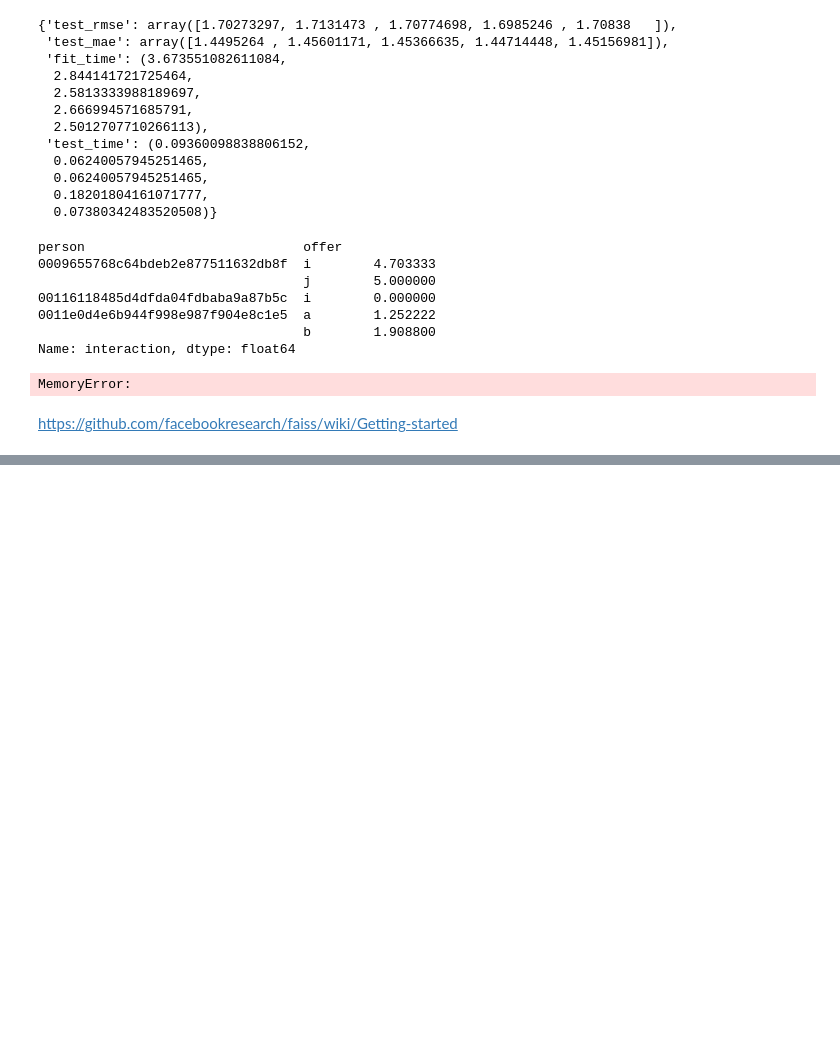
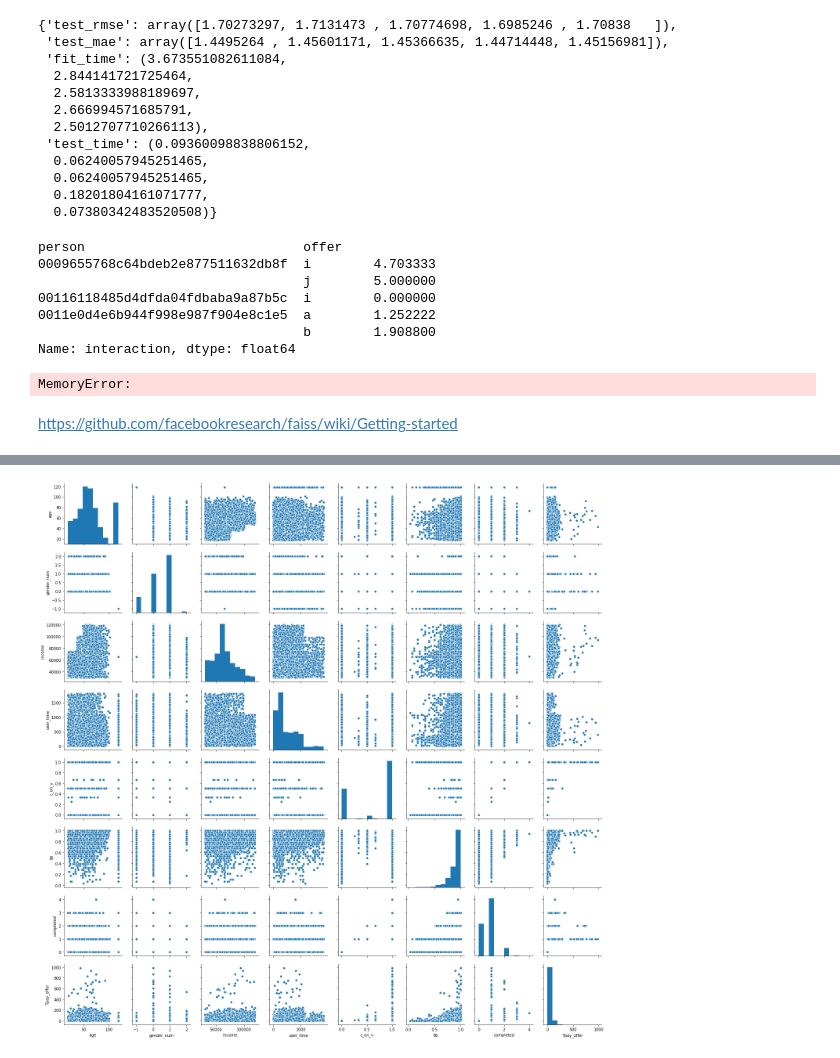
Before and after one commit to marco-bellini/Starbucks_capstone, a Jupyter notebook: 06_lightfm.ipynb, the cells around one changed output, grey strips where cells are left out. Drawn from its saved outputs; the diff is of its cells as text; code cells hidden in the pictures; blank space fills up the shorter version.

```diff
--- a/06_lightfm.ipynb
+++ b/06_lightfm.ipynb
@@ -871,0 +934,4 @@ plt.plot(X_embedded[:,0],X_embedded[:,1],'o',alpha=0.2)
+# %%
+sns.pairplot(pc,vars=['age','gender_num','income','user_time','c_on_v','dp','completed','Tpay_offer']);
+# %% [output]
+[figure, added]
```
Also changed, not shown: parts of 15 cells of this notebook.
